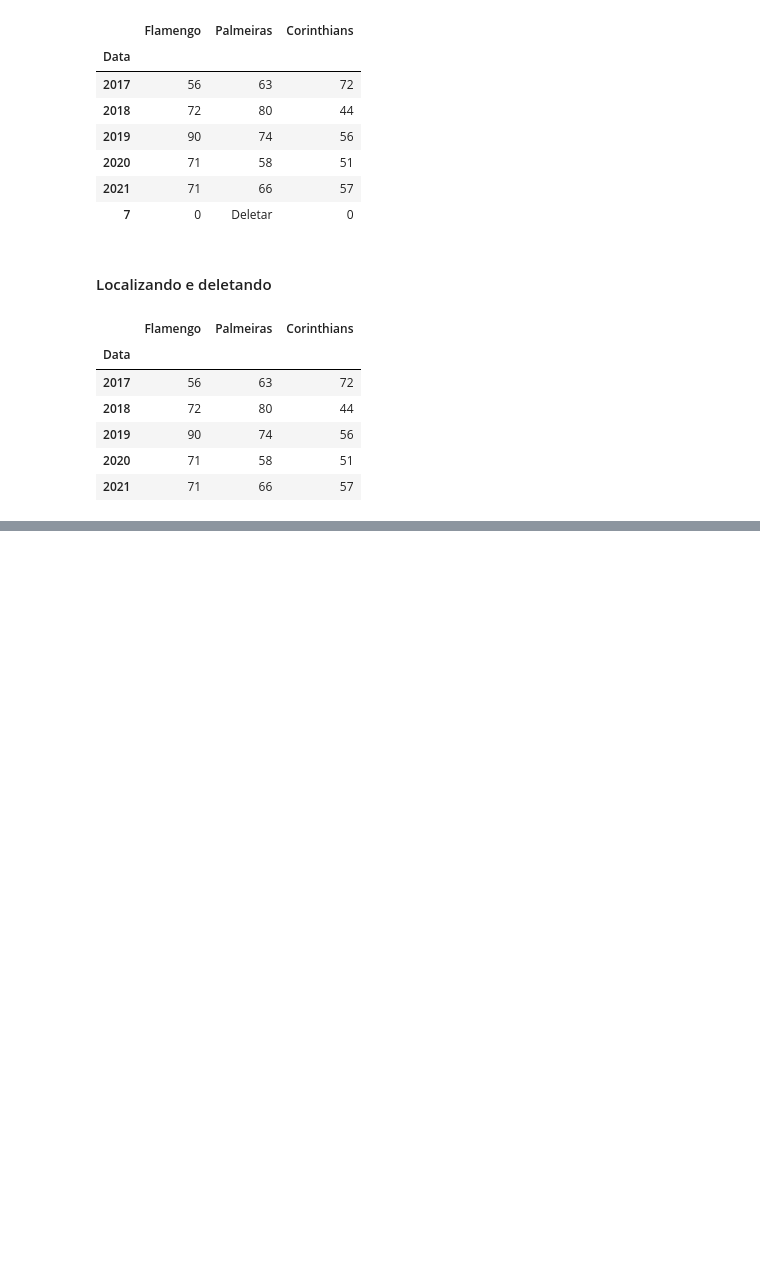
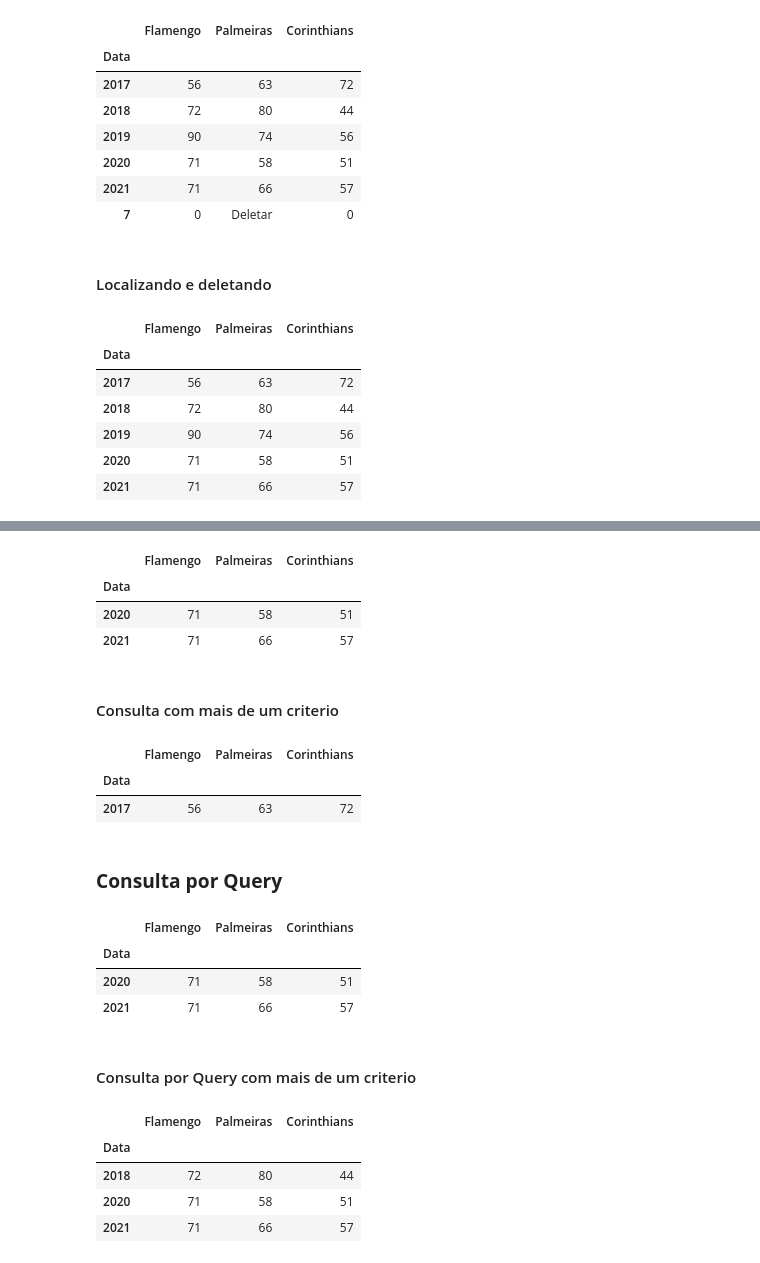
Before and after one commit to NewKanvas/NoteBooks, a Jupyter notebook: Python/DataScience/Pandas.ipynb, the cells around one changed output, grey strips where cells are left out. Cells and saved outputs as stored; diff of their text form; code cells hidden in the pictures; blank space fills up the shorter version.

```diff
--- a/Python/DataScience/Pandas.ipynb
+++ b/Python/DataScience/Pandas.ipynb
@@ -416,0 +495,34 @@ futebol
+# %%
+futebol.loc[futebol['Flamengo'] == 71]
+# %% [output]
+|  | Flamengo | Palmeiras | Corinthians |
+| Data |  |  |  |
+| 2020 | 71 | 58 | 51 |
+| 2021 | 71 | 66 | 57 |
+# %% [markdown]
+#### Consulta com mais de um criterio
+# %%
+futebol.loc[(futebol['Flamengo'] < 80) & (futebol['Corinthians'] == 72)]
+# %% [output]
+|  | Flamengo | Palmeiras | Corinthians |
+| Data |  |  |  |
+| 2017 | 56 | 63 | 72 |
+# %% [markdown]
+### **Consulta por Query**
+# %%
+futebol.query('Flamengo == 71')
+# %% [output]
+|  | Flamengo | Palmeiras | Corinthians |
+| Data |  |  |  |
+| 2020 | 71 | 58 | 51 |
+| 2021 | 71 | 66 | 57 |
+# %% [markdown]
+#### Consulta por Query com mais de um criterio
+# %%
+futebol.query('60 <= Flamengo < 80') #Imagina que isso diz, "Está entre", para facilitar
+# %% [output]
+|  | Flamengo | Palmeiras | Corinthians |
+| Data |  |  |  |
+| 2018 | 72 | 80 | 44 |
+| 2020 | 71 | 58 | 51 |
+| 2021 | 71 | 66 | 57 |
```
Also changed, not shown: parts of 14 cells of this notebook.
